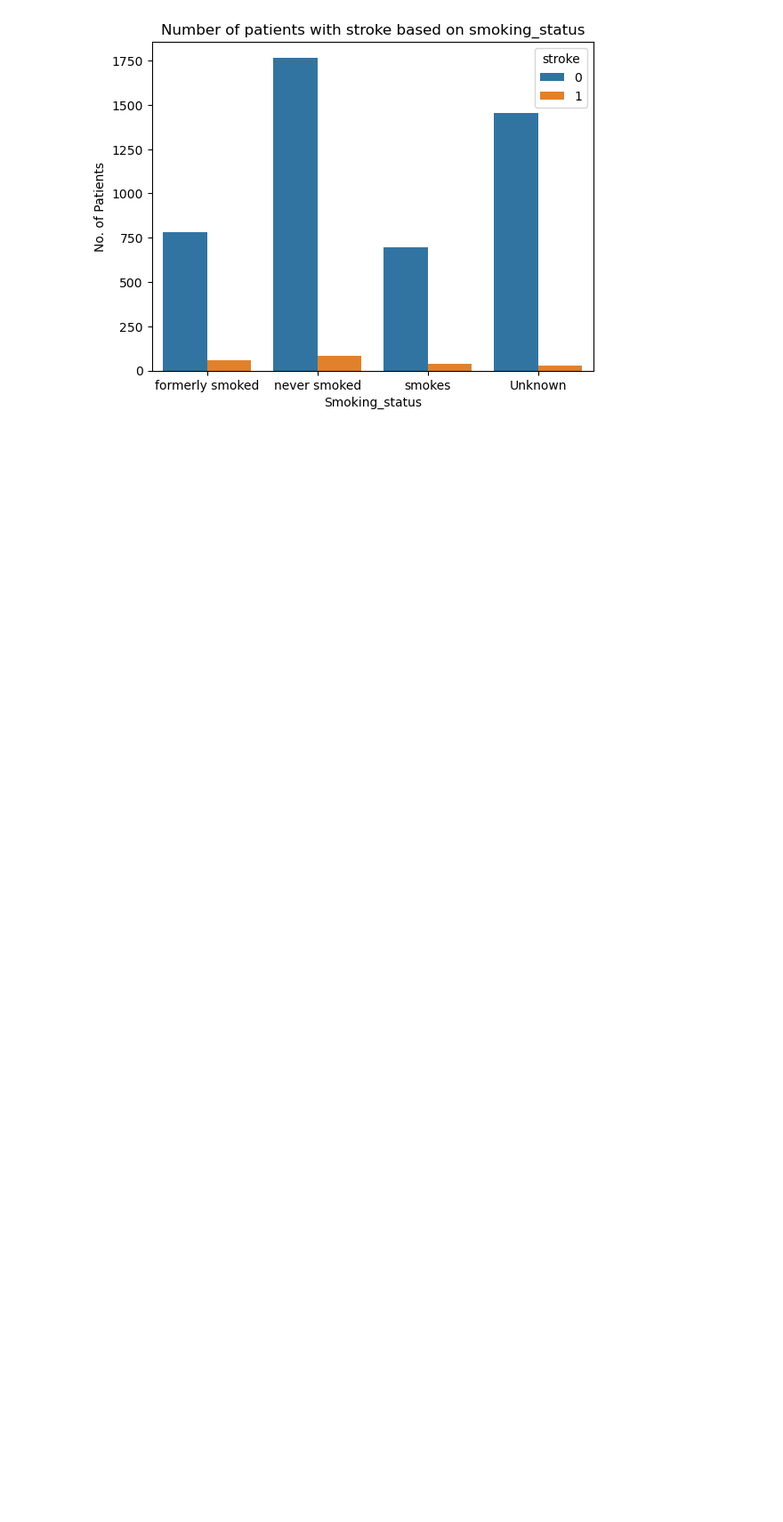
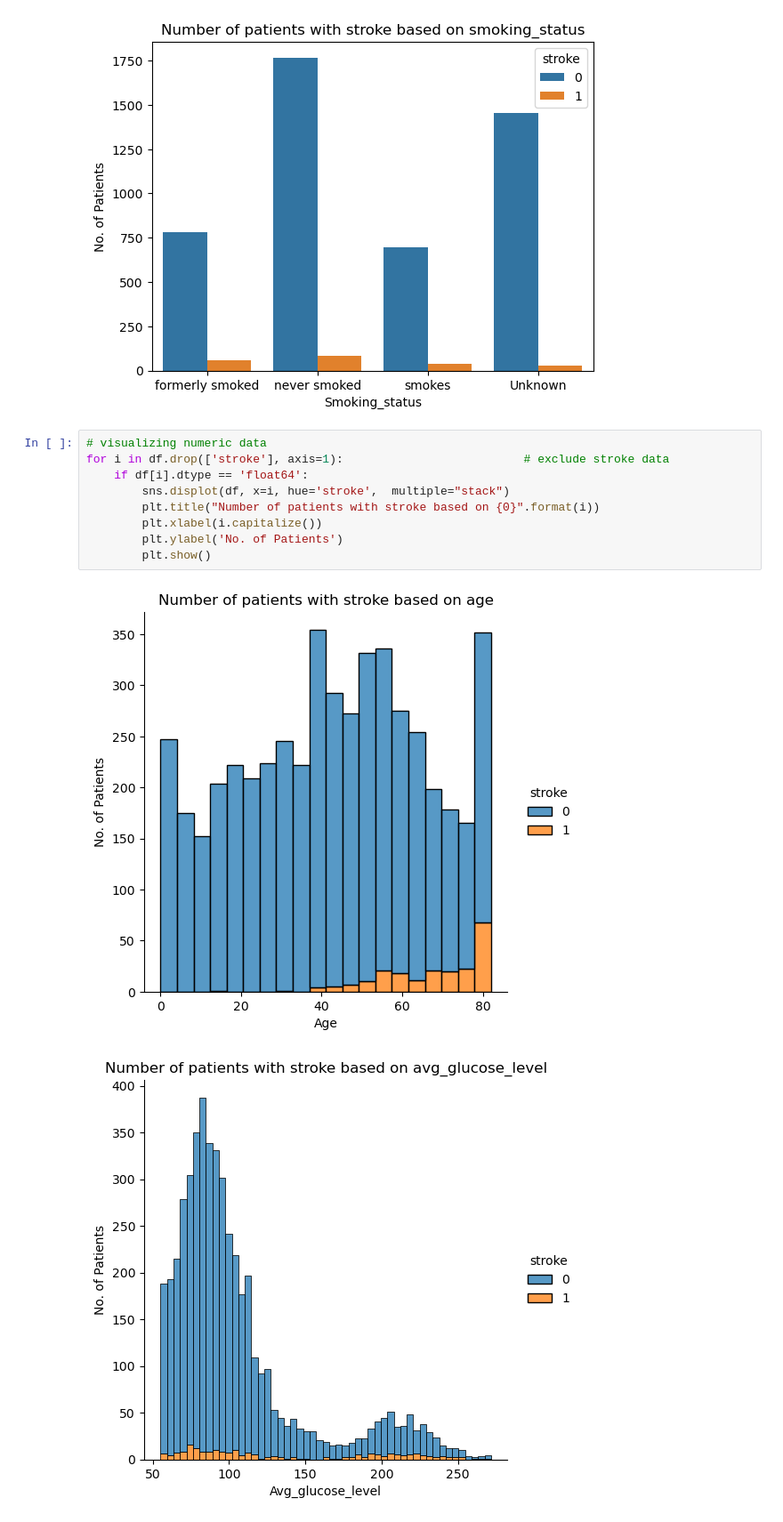
Before and after one commit to maninder56/Predicting-Risk-of-Stroke-using-Machine-Learning, a Jupyter notebook: stroke_prediction.ipynb, the cells around one changed output. Shown: that part at 89% size. Cells and saved outputs as stored; diff of their text form; blank space fills up the shorter version.

Commit message:
version 5 - visualizing numeric data

```diff
--- a/stroke_prediction.ipynb
+++ b/stroke_prediction.ipynb
@@ -177,3 +177,15 @@ for i in df.drop(['stroke'], axis=1):                          # exclude stroke
 [figure]
 [figure]
 [figure]
+# %%
+# visualizing numeric data
+for i in df.drop(['stroke'], axis=1):                          # exclude stroke data
+    if df[i].dtype == 'float64':
+        sns.displot(df, x=i, hue='stroke',  multiple="stack")
+        plt.title("Number of patients with stroke based on {0}".format(i))
+        plt.xlabel(i.capitalize())
+        plt.ylabel('No. of Patients')
+        plt.show()
+# %% [output]
+[figure, added]
+[figure, added]
```
Also changed, not shown: parts of 1 cell of this notebook.
